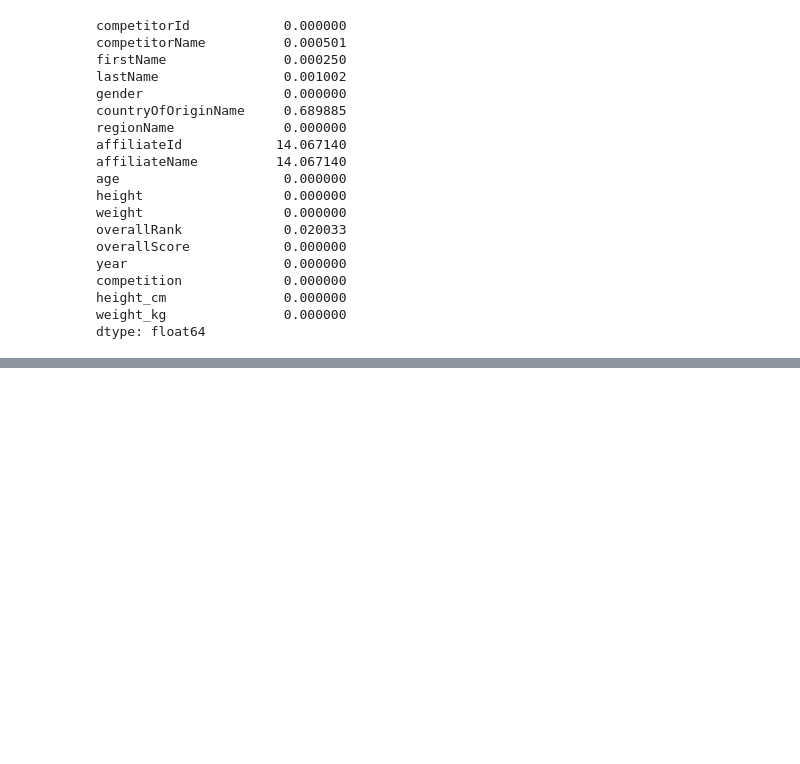
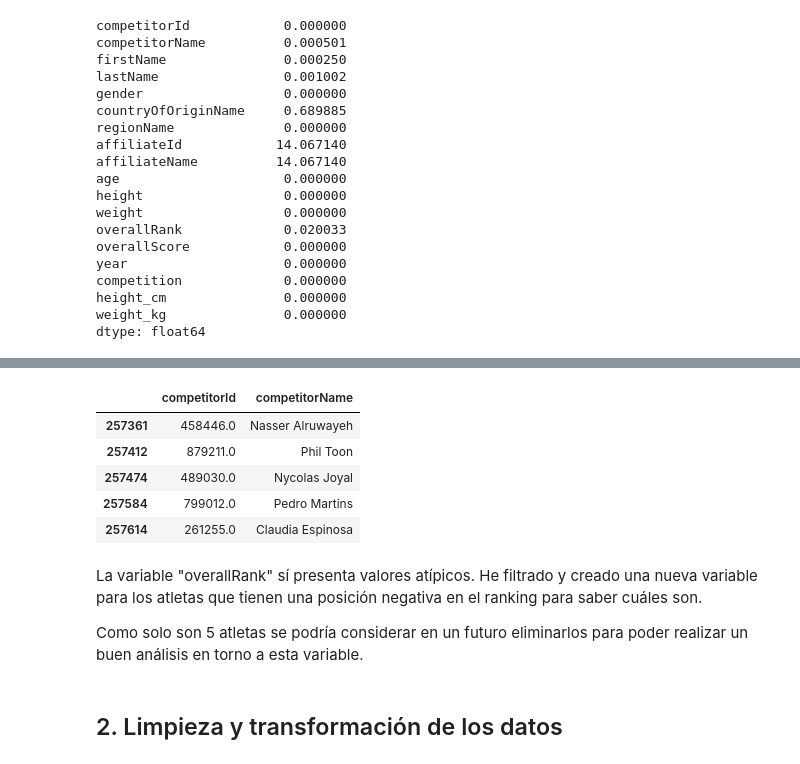
Before and after one commit to viictorhp/EDA-analysis-first-project, a Jupyter notebook: notebooks/edaanalysis.ipynb, the cells around one changed output, grey strips where cells are left out. Drawn from its saved outputs; the diff is of its cells as text; code cells hidden in the pictures; blank space fills up the shorter version.

```diff
--- a/notebooks/edaanalysis.ipynb
+++ b/notebooks/edaanalysis.ipynb
@@ -155,2 +231,18 @@ dtype: float64
+# %%
+atypical_overall_rank = crossfit_df[crossfit_df["overallRank"] < 0][["competitorId", "competitorName"]]
+atypical_overall_rank
+# %% [output]
+|  | competitorId | competitorName |
+| 257361 | 458446.0 | Nasser Alruwayeh |
+| 257412 | 879211.0 | Phil Toon |
+| 257474 | 489030.0 | Nycolas Joyal |
+| 257584 | 799012.0 | Pedro Martins |
+| 257614 | 261255.0 | Claudia Espinosa |
+# %% [markdown]
+La variable "overallRank" sí presenta valores atípicos. He filtrado y creado una nueva variable para los atletas que tienen una posición negativa en el ranking para saber cuáles son.
+
+Como solo son 5 atletas se podría considerar en un futuro eliminarlos para poder realizar un buen análisis en torno a esta variable.
+# %% [markdown]
+## 2. Limpieza y transformación de los datos
 # %%
 # Se podrían eliminar las columnas de height y weigh, ya que las tenemos duplicadas (nos interesan mas las que están en kg y cm)
```
Also changed, not shown: parts of 25 cells of this notebook, 1 other file.
